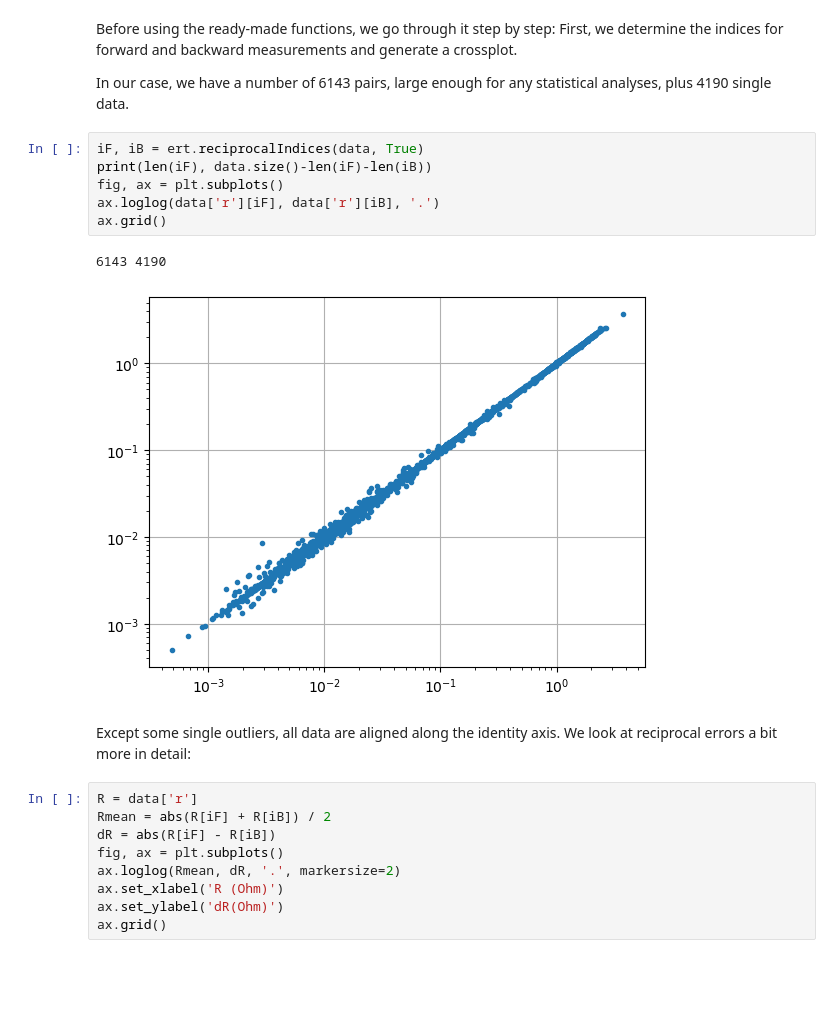
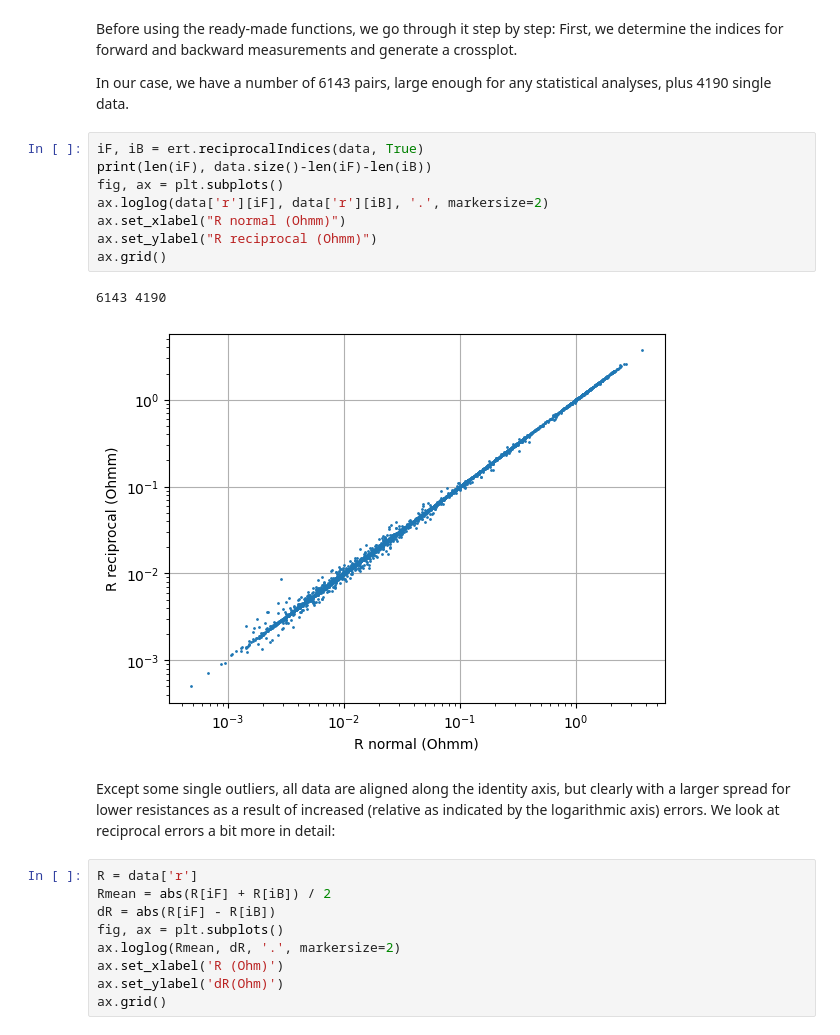
Before and after one commit to gimli-org/notebooks, a Jupyter notebook: ERT/reciprocal/reciprocalAnalysis.ipynb, the cells around one changed output. Drawn from its saved outputs; the diff is of its cells as text; blank space fills up the shorter version.

```diff
--- a/ERT/reciprocal/reciprocalAnalysis.ipynb
+++ b/ERT/reciprocal/reciprocalAnalysis.ipynb
@@ -65,14 +69,16 @@ statistical analyses, plus 4190 single data.
 # %%
 iF, iB = ert.reciprocalIndices(data, True)
 print(len(iF), data.size()-len(iF)-len(iB))
 fig, ax = plt.subplots()
-ax.loglog(data['r'][iF], data['r'][iB], '.')
+ax.loglog(data['r'][iF], data['r'][iB], '.', markersize=2)
+ax.set_xlabel("R normal (Ohmm)")
+ax.set_ylabel("R reciprocal (Ohmm)")
 ax.grid()
 # %% [output]
 6143 4190
-[figure, old version]
+[figure, new version]
 # %% [markdown]
-Except some single outliers, all data are aligned along the identity axis.
+Except some single outliers, all data are aligned along the identity axis, but clearly with a larger spread for lower resistances as a result of increased (relative as indicated by the logarithmic axis) errors.
 We look at reciprocal errors a bit more in detail:
 # %%
 R = data['r']
```
Also changed, not shown: parts of 2 cells of this notebook.
